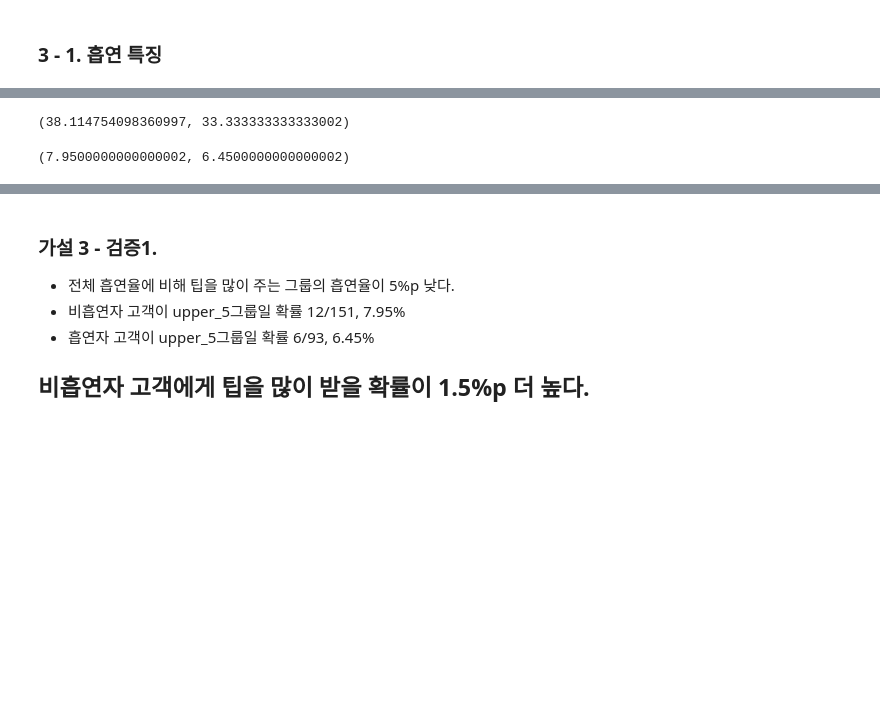
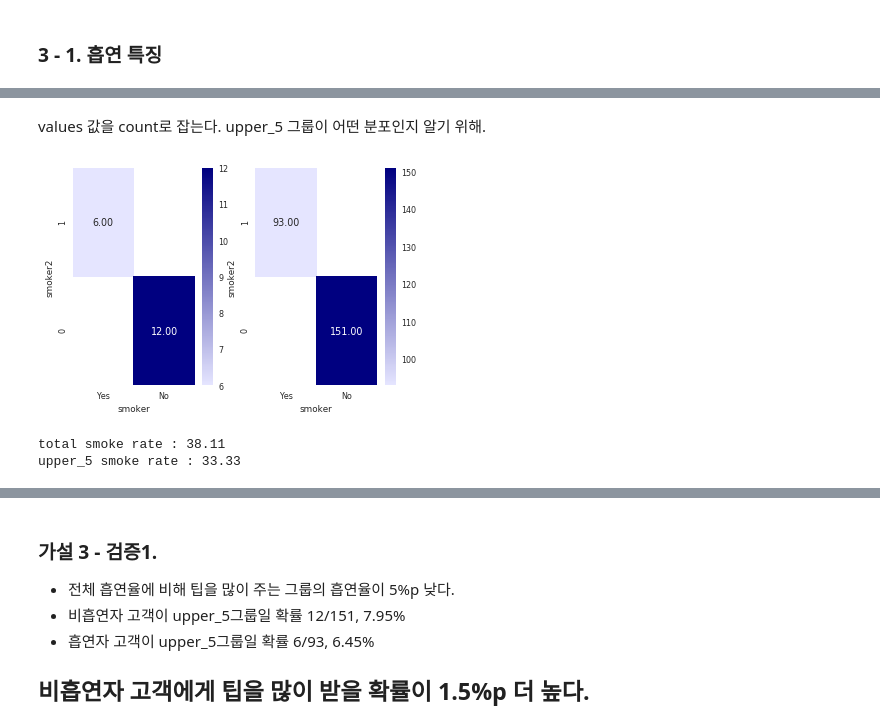
Before and after one commit to Moons08/TIL, a Jupyter notebook: Python/Mk_quiz_3.ipynb, the cells around one changed output, grey strips where cells are left out. Cells and saved outputs as stored; diff of their text form; code cells hidden in the pictures; blank space fills up the shorter version.

```diff
--- a/Python/Mk_quiz_3.ipynb
+++ b/Python/Mk_quiz_3.ipynb
@@ -360,6 +384,4 @@ tips_upper5
 # %% [markdown]
 ### 3 - 1. 흡연 특징
-# %%
-tips_upper5['smoker2'] = tips_upper5['smoker'].apply(lambda x: 0 if len(x) == 2 else 1)
 # %%
 sr = tips_upper5.pivot_table(index="smoker2", values = 'count', columns='smoker', aggfunc=np.sum )
@@ -382,10 +389,18 @@ srt
+# %% [markdown]
+values 값을 count로 잡는다. upper_5 그룹이 어떤 분포인지 알기 위해.
+# %%
+plt.subplot(121)
+sns.heatmap(sr, cmap=sns.light_palette("navy", as_cmap=True), annot=True, fmt=".2f")
+plt.subplot(122)
+sns.heatmap(srt, cmap=sns.light_palette("navy", as_cmap=True), annot=True, fmt=".2f")
+
+plt.show()
+# %% [output]
+[figure, added]
 # %%
-smoke_rate_t = round(srt.iloc[0,0]/(srt.iloc[0,0] + srt.iloc[1,1]) * 100, 12)
-smoke_rate_5 =round(sr.iloc[0,0]/(sr.iloc[0,0] + sr.iloc[1,1]) * 100, 12)
-smoke_rate_t, smoke_rate_5
+smoke_rate_t = round(srt.iloc[0,0]/(srt.iloc[0,0] + srt.iloc[1,1]) * 100, 2)
+smoke_rate_5 =round(sr.iloc[0,0]/(sr.iloc[0,0] + sr.iloc[1,1]) * 100, 2)
+print("total smoke rate : {} \nupper_5 smoke rate : {}".format(smoke_rate_t, smoke_rate_5))
 # %% [output]
-(38.114754098360997, 33.333333333333002)
+total smoke rate : 38.11
+upper_5 smoke rate : 33.33
-# %%
-round(sr.iloc[1,1]/srt.iloc[1,1]*100,2), round(sr.iloc[0,0]/srt.iloc[0,0]*100, 2)
-# %% [output]
-(7.9500000000000002, 6.4500000000000002)
```
Also changed, not shown: parts of 52 cells of this notebook.
